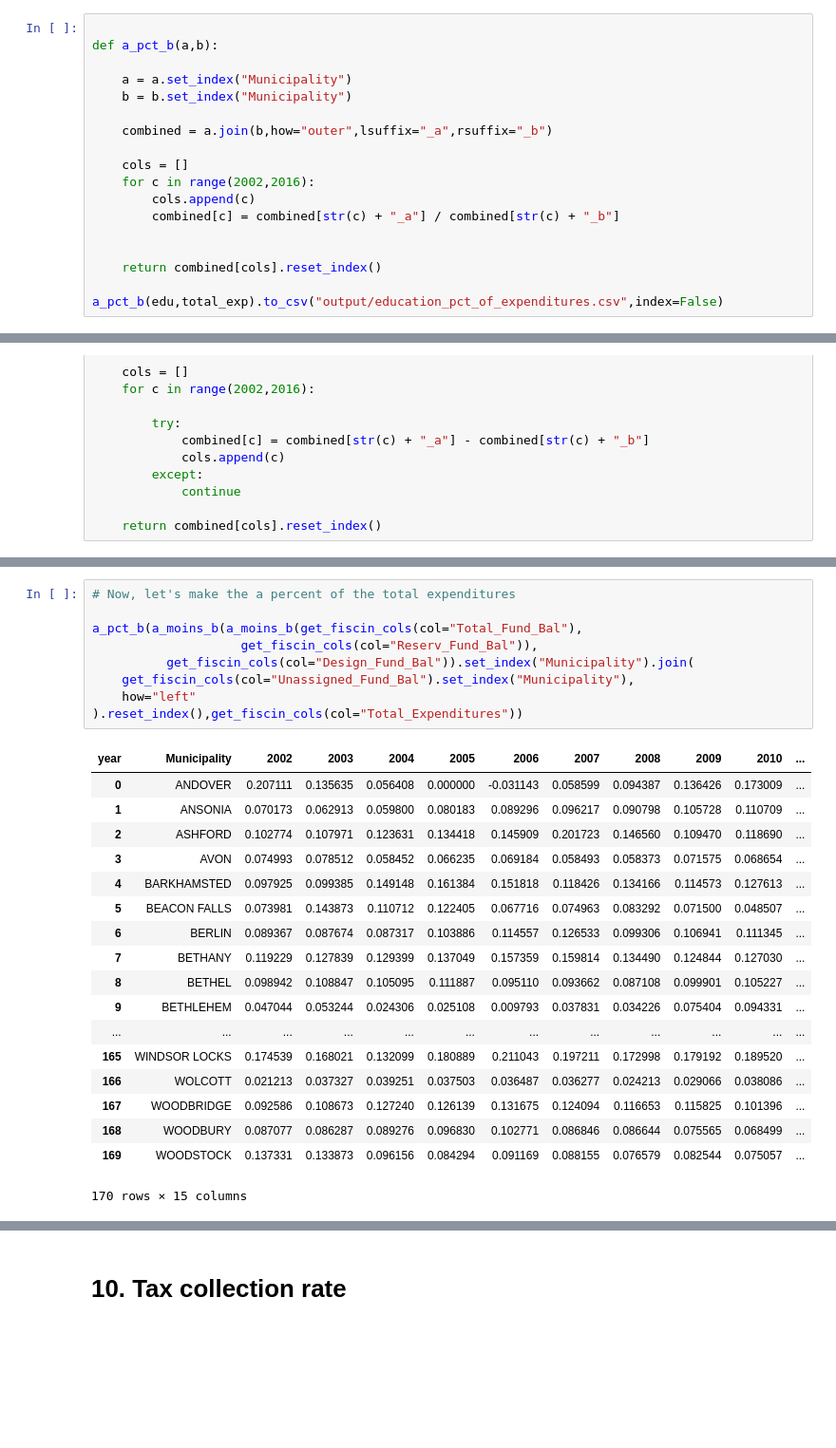
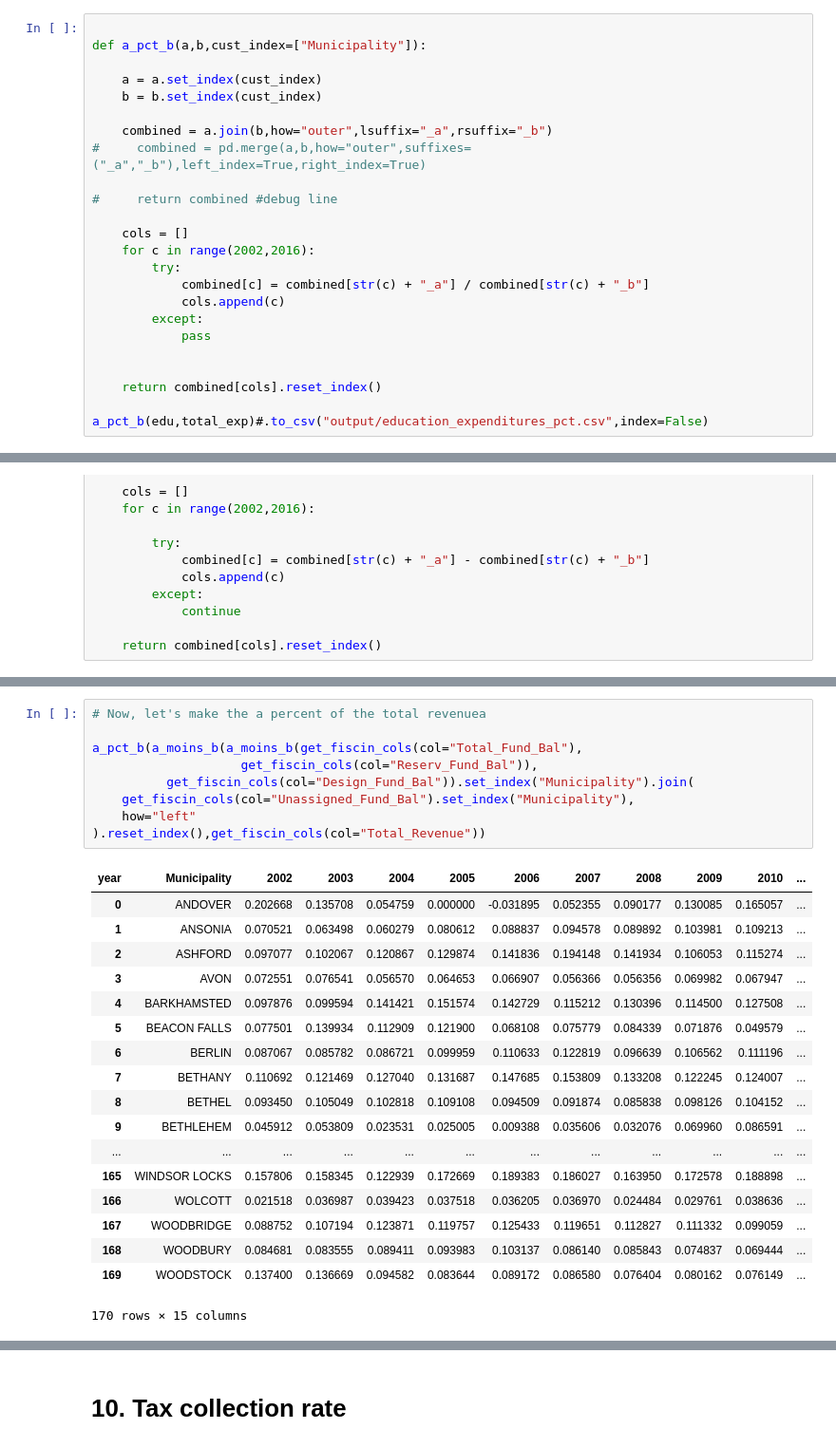
Before and after one commit to jakekara/ct-fiscal-indicators-csv, a Jupyter notebook: ability-to-pay/ability to pay spreadsheets.ipynb, the cells around one changed output, grey strips where cells are left out. Shown: that part at 95% size. Drawn from its saved outputs; the diff is of its cells as text; blank space fills up the shorter version.

```diff
--- a/ability-to-pay/ability to pay spreadsheets.ipynb
+++ b/ability-to-pay/ability to pay spreadsheets.ipynb
@@ -107,19 +109,25 @@ total_exp.head()
 | 4 | BARKHAMSTED | 7893997.0 | 8340901.0 | 8524077.0 | 8702843.0 | 9053646.0 | 9682000.0 | 11040510.0 | 10467390.0 | 10307196.0 | ... |
 # %%
 
-def a_pct_b(a,b):
+def a_pct_b(a,b,cust_index=["Municipality"]):
 
-    a = a.set_index("Municipality")
-    b = b.set_index("Municipality")
+    a = a.set_index(cust_index)
+    b = b.set_index(cust_index)
 
     combined = a.join(b,how="outer",lsuffix="_a",rsuffix="_b")
+#     combined = pd.merge(a,b,how="outer",suffixes=("_a","_b"),left_index=True,right_index=True)
+
+#     return combined #debug line
 
     cols = []
     for c in range(2002,2016):
-        cols.append(c)
-        combined[c] = combined[str(c) + "_a"] / combined[str(c) + "_b"]
+        try:
+            combined[c] = combined[str(c) + "_a"] / combined[str(c) + "_b"]
+            cols.append(c)
+        except:
+            pass
 
 
     return combined[cols].reset_index()
 
-a_pct_b(edu,total_exp).to_csv("output/education_pct_of_expenditures.csv",index=False)
+a_pct_b(edu,total_exp)#.to_csv("output/education_expenditures_pct.csv",index=False)
@@ -315,30 +389,30 @@ a_moins_b(a_moins_b(get_fiscin_cols(col="Total_Fund_Bal"),
 | AVON | 3378303.0 | 3845984.0 | 3016547.0 | 3557223.0 | 3984172.0 | 3515315.0 | 4488669.0 | 4789580.0 | 4652097.0 | 6084975.0 | ... |
 | BARKHAMSTED | 773020.0 | 828961.0 | 1271350.0 | 1404502.0 | 1374503.0 | 1146598.0 | 1481266.0 | 1199277.0 | 1315329.0 | 1240666.0 | ... |
 # %%
-# Now, let's make the a percent of the total expenditures
+# Now, let's make the a percent of the total revenuea
 
 a_pct_b(a_moins_b(a_moins_b(get_fiscin_cols(col="Total_Fund_Bal"),
                     get_fiscin_cols(col="Reserv_Fund_Bal")),
           get_fiscin_cols(col="Design_Fund_Bal")).set_index("Municipality").join(
     get_fiscin_cols(col="Unassigned_Fund_Bal").set_index("Municipality"),
     how="left"
-).reset_index(),get_fiscin_cols(col="Total_Expenditures"))
+).reset_index(),get_fiscin_cols(col="Total_Revenue"))
 # %% [output]
 | year | Municipality | 2002 | 2003 | 2004 | 2005 | 2006 | 2007 | 2008 | 2009 | 2010 | ... |
-| 0 | ANDOVER | 0.207111 | 0.135635 | 0.056408 | 0.000000 | -0.031143 | 0.058599 | 0.094387 | 0.136426 | 0.173009 | ... |
-| 1 | ANSONIA | 0.070173 | 0.062913 | 0.059800 | 0.080183 | 0.089296 | 0.096217 | 0.090798 | 0.105728 | 0.110709 | ... |
-| 2 | ASHFORD | 0.102774 | 0.107971 | 0.123631 | 0.134418 | 0.145909 | 0.201723 | 0.146560 | 0.109470 | 0.118690 | ... |
-| 3 | AVON | 0.074993 | 0.078512 | 0.058452 | 0.066235 | 0.069184 | 0.058493 | 0.058373 | 0.071575 | 0.068654 | ... |
-| 4 | BARKHAMSTED | 0.097925 | 0.099385 | 0.149148 | 0.161384 | 0.151818 | 0.118426 | 0.134166 | 0.114573 | 0.127613 | ... |
-| 5 | BEACON FALLS | 0.073981 | 0.143873 | 0.110712 | 0.122405 | 0.067716 | 0.074963 | 0.083292 | 0.071500 | 0.048507 | ... |
-| 6 | BERLIN | 0.089367 | 0.087674 | 0.087317 | 0.103886 | 0.114557 | 0.126533 | 0.099306 | 0.106941 | 0.111345 | ... |
-| 7 | BETHANY | 0.119229 | 0.127839 | 0.129399 | 0.137049 | 0.157359 | 0.159814 | 0.134490 | 0.124844 | 0.127030 | ... |
-| 8 | BETHEL | 0.098942 | 0.108847 | 0.105095 | 0.111887 | 0.095110 | 0.093662 | 0.087108 | 0.099901 | 0.105227 | ... |
-| 9 | BETHLEHEM | 0.047044 | 0.053244 | 0.024306 | 0.025108 | 0.009793 | 0.037831 | 0.034226 | 0.075404 | 0.094331 | ... |
+| 0 | ANDOVER | 0.202668 | 0.135708 | 0.054759 | 0.000000 | -0.031895 | 0.052355 | 0.090177 | 0.130085 | 0.165057 | ... |
+| 1 | ANSONIA | 0.070521 | 0.063498 | 0.060279 | 0.080612 | 0.088837 | 0.094578 | 0.089892 | 0.103981 | 0.109213 | ... |
+| 2 | ASHFORD | 0.097077 | 0.102067 | 0.120867 | 0.129874 | 0.141836 | 0.194148 | 0.141934 | 0.106053 | 0.115274 | ... |
+| 3 | AVON | 0.072551 | 0.076541 | 0.056570 | 0.064653 | 0.066907 | 0.056366 | 0.056356 | 0.069982 | 0.067947 | ... |
+| 4 | BARKHAMSTED | 0.097876 | 0.099594 | 0.141421 | 0.151574 | 0.142729 | 0.115212 | 0.130396 | 0.114500 | 0.127508 | ... |
+| 5 | BEACON FALLS | 0.077501 | 0.139934 | 0.112909 | 0.121900 | 0.068108 | 0.075779 | 0.084339 | 0.071876 | 0.049579 | ... |
+| 6 | BERLIN | 0.087067 | 0.085782 | 0.086721 | 0.099959 | 0.110633 | 0.122819 | 0.096639 | 0.106562 | 0.111196 | ... |
+| 7 | BETHANY | 0.110692 | 0.121469 | 0.127040 | 0.131687 | 0.147685 | 0.153809 | 0.133208 | 0.122245 | 0.124007 | ... |
+| 8 | BETHEL | 0.093450 | 0.105049 | 0.102818 | 0.109108 | 0.094509 | 0.091874 | 0.085838 | 0.098126 | 0.104152 | ... |
+| 9 | BETHLEHEM | 0.045912 | 0.053809 | 0.023531 | 0.025005 | 0.009388 | 0.035606 | 0.032076 | 0.069960 | 0.086591 | ... |
 | ... | ... | ... | ... | ... | ... | ... | ... | ... | ... | ... | ... |
-| 165 | WINDSOR LOCKS | 0.174539 | 0.168021 | 0.132099 | 0.180889 | 0.211043 | 0.197211 | 0.172998 | 0.179192 | 0.189520 | ... |
-| 166 | WOLCOTT | 0.021213 | 0.037327 | 0.039251 | 0.037503 | 0.036487 | 0.036277 | 0.024213 | 0.029066 | 0.038086 | ... |
-| 167 | WOODBRIDGE | 0.092586 | 0.108673 | 0.127240 | 0.126139 | 0.131675 | 0.124094 | 0.116653 | 0.115825 | 0.101396 | ... |
-| 168 | WOODBURY | 0.087077 | 0.086287 | 0.089276 | 0.096830 | 0.102771 | 0.086846 | 0.086644 | 0.075565 | 0.068499 | ... |
-| 169 | WOODSTOCK | 0.137331 | 0.133873 | 0.096156 | 0.084294 | 0.091169 | 0.088155 | 0.076579 | 0.082544 | 0.075057 | ... |
+| 165 | WINDSOR LOCKS | 0.157806 | 0.158345 | 0.122939 | 0.172669 | 0.189383 | 0.186027 | 0.163950 | 0.172578 | 0.188898 | ... |
+| 166 | WOLCOTT | 0.021518 | 0.036987 | 0.039423 | 0.037518 | 0.036205 | 0.036970 | 0.024484 | 0.029761 | 0.038636 | ... |
+| 167 | WOODBRIDGE | 0.088752 | 0.107194 | 0.123871 | 0.119757 | 0.125433 | 0.119651 | 0.112827 | 0.111332 | 0.099059 | ... |
+| 168 | WOODBURY | 0.084681 | 0.083555 | 0.089411 | 0.093983 | 0.103137 | 0.086140 | 0.085843 | 0.074837 | 0.069444 | ... |
+| 169 | WOODSTOCK | 0.137400 | 0.136669 | 0.094582 | 0.083644 | 0.089172 | 0.086580 | 0.076404 | 0.080162 | 0.076149 | ... |
 170 rows × 15 columns
```
Also changed, not shown: parts of 34 cells of this notebook, 13 other files.
